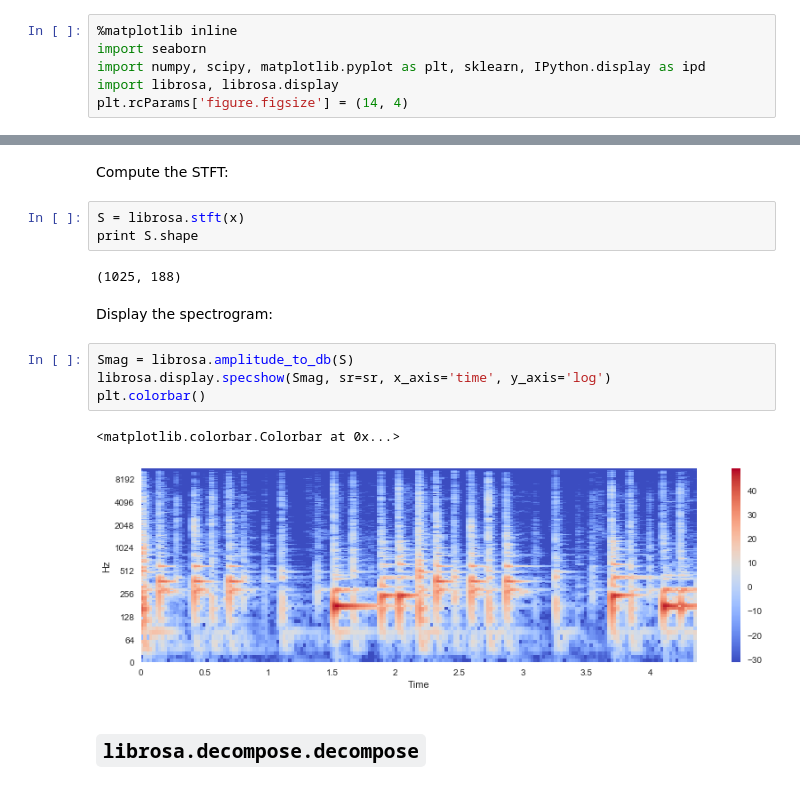
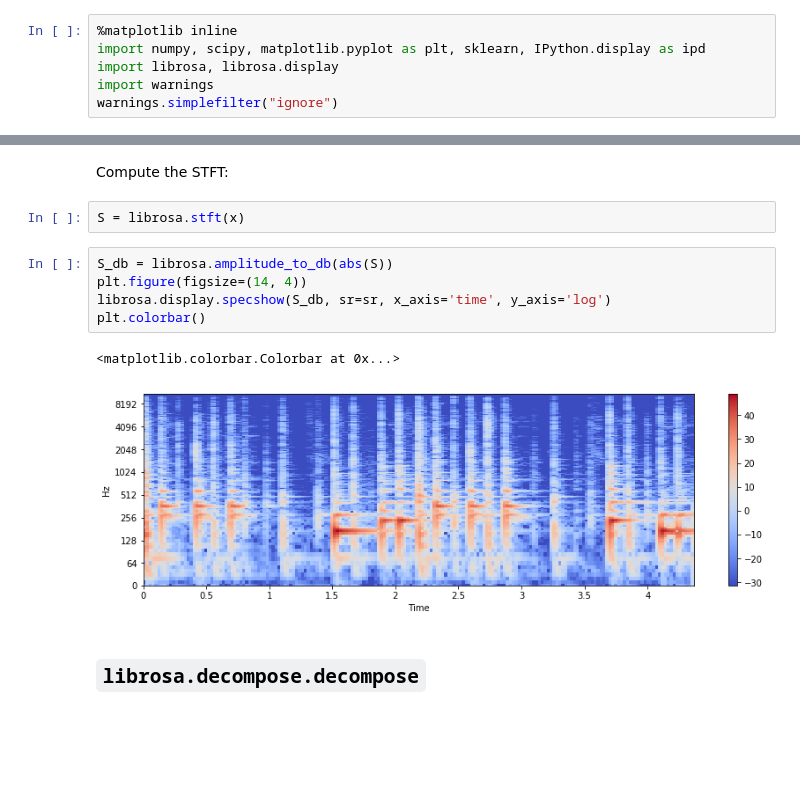
Before and after one commit to iranroman/musicinformationretrieval.com, a Jupyter notebook: nmf.ipynb, the cells around one changed output, grey strips where cells are left out. Drawn from its saved outputs; the diff is of its cells as text; blank space fills up the shorter version.

```diff
--- a/nmf.ipynb
+++ b/nmf.ipynb
@@ -1,9 +1,9 @@
 # %%
 %matplotlib inline
-import seaborn
 import numpy, scipy, matplotlib.pyplot as plt, sklearn, IPython.display as ipd
 import librosa, librosa.display
-plt.rcParams['figure.figsize'] = (14, 4)
+import warnings
+warnings.simplefilter("ignore")
 # %% [markdown]
 [&larr; Back to Index](index.html)
 # %% [markdown]
@@ -35,18 +30,14 @@ ipd.Audio(x, rate=sr)
 Compute the STFT:
 # %%
 S = librosa.stft(x)
-print S.shape
-# %% [output]
-(1025, 188)
-# %% [markdown]
-Display the spectrogram:
 # %%
-Smag = librosa.amplitude_to_db(S)
-librosa.display.specshow(Smag, sr=sr, x_axis='time', y_axis='log')
+S_db = librosa.amplitude_to_db(abs(S))
+plt.figure(figsize=(14, 4))
+librosa.display.specshow(S_db, sr=sr, x_axis='time', y_axis='log')
 plt.colorbar()
 # %% [output]
 <matplotlib.colorbar.Colorbar at 0x...>
-[figure, old version]
+[figure, new version]
 # %% [markdown]
 ## `librosa.decompose.decompose`
 # %% [markdown]
```
Also changed, not shown: parts of 8 cells of this notebook, 1 other file.
